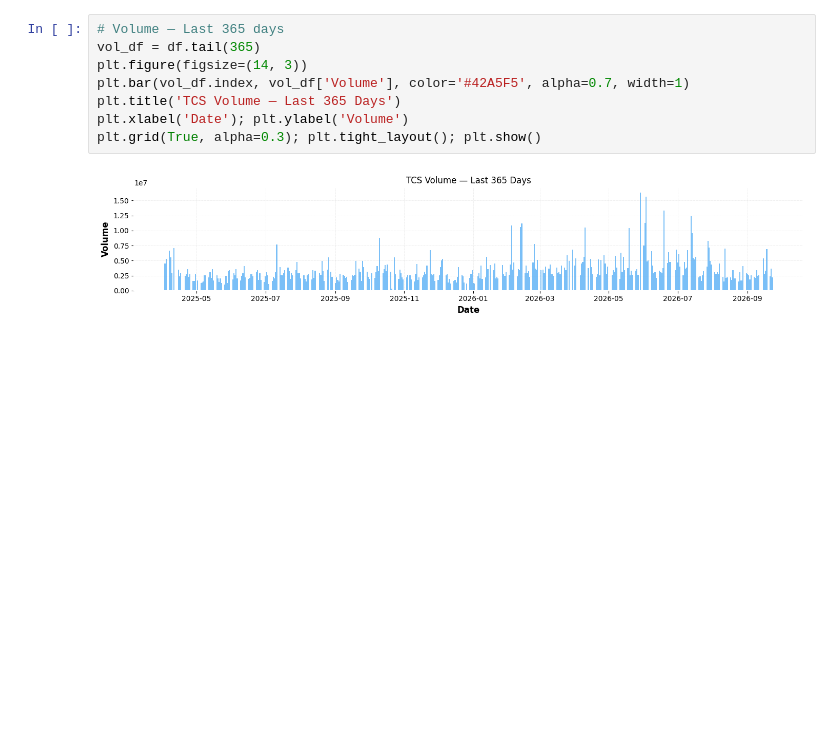
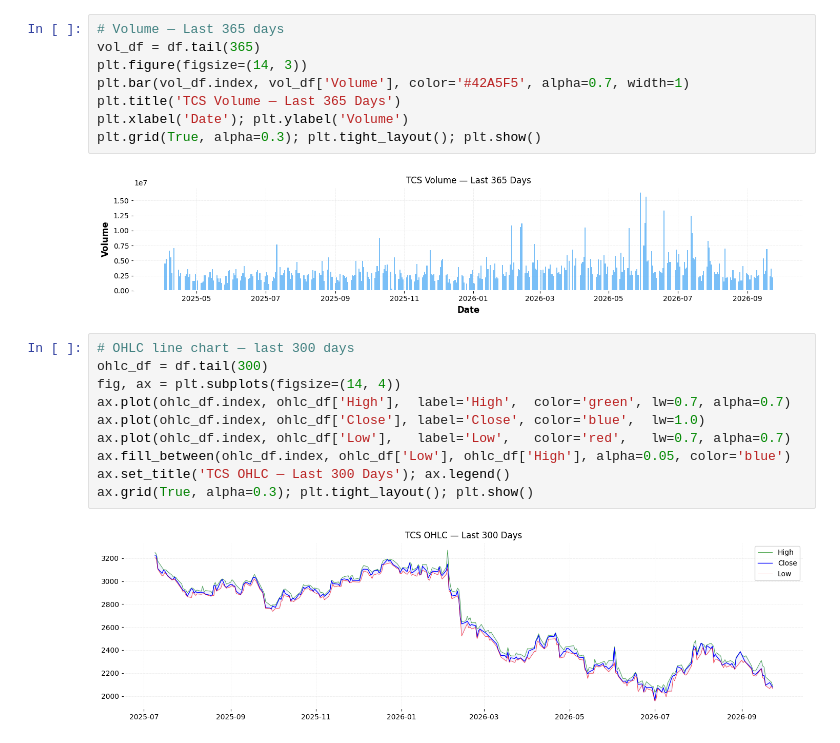
Before and after one commit to rishika790/AI-PORTFOLIO, a Jupyter notebook: DL_GRU_OHLCV_vs_Indicators.ipynb, the cells around one changed output. Drawn from its saved outputs; the diff is of its cells as text; blank space fills up the shorter version.

Commit message:
code: cell 13 — # OHLC line chart — last 300 days

```diff
--- a/DL_GRU_OHLCV_vs_Indicators.ipynb
+++ b/DL_GRU_OHLCV_vs_Indicators.ipynb
@@ -138,3 +138,15 @@ plt.xlabel('Date'); plt.ylabel('Volume')
 plt.grid(True, alpha=0.3); plt.tight_layout(); plt.show()
 # %% [output]
 [figure]
+# %%
+# OHLC line chart — last 300 days
+ohlc_df = df.tail(300)
+fig, ax = plt.subplots(figsize=(14, 4))
+ax.plot(ohlc_df.index, ohlc_df['High'],  label='High',  color='green', lw=0.7, alpha=0.7)
+ax.plot(ohlc_df.index, ohlc_df['Close'], label='Close', color='blue',  lw=1.0)
+ax.plot(ohlc_df.index, ohlc_df['Low'],   label='Low',   color='red',   lw=0.7, alpha=0.7)
+ax.fill_between(ohlc_df.index, ohlc_df['Low'], ohlc_df['High'], alpha=0.05, color='blue')
+ax.set_title('TCS OHLC — Last 300 Days'); ax.legend()
+ax.grid(True, alpha=0.3); plt.tight_layout(); plt.show()
+# %% [output]
+[figure, added]
```
